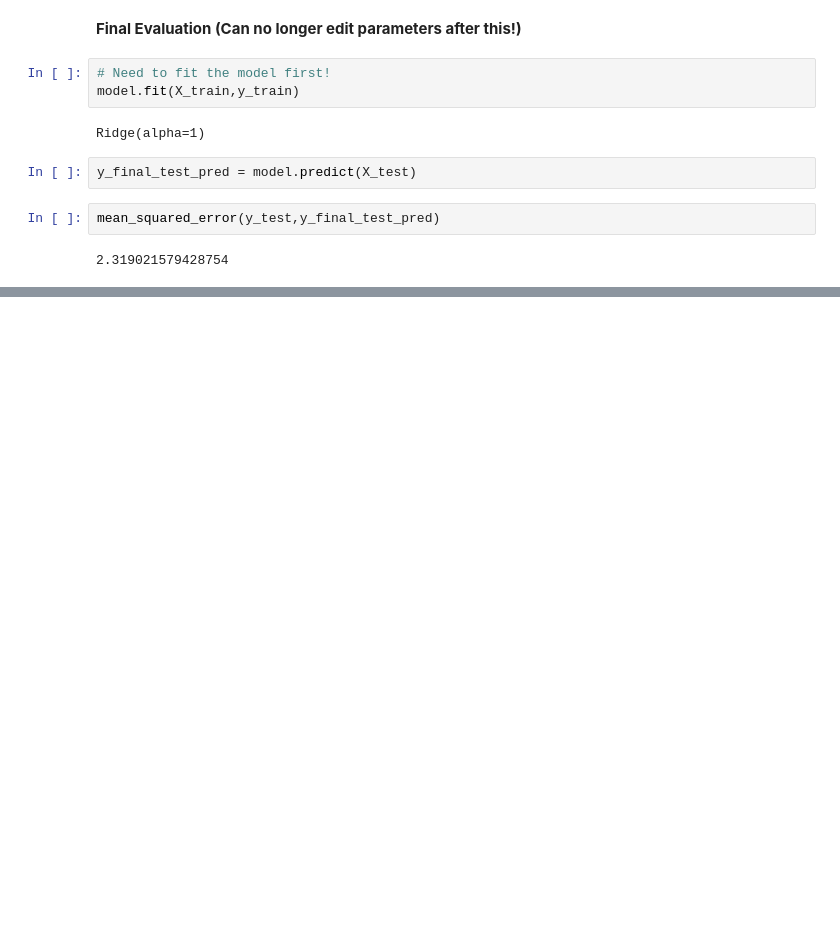
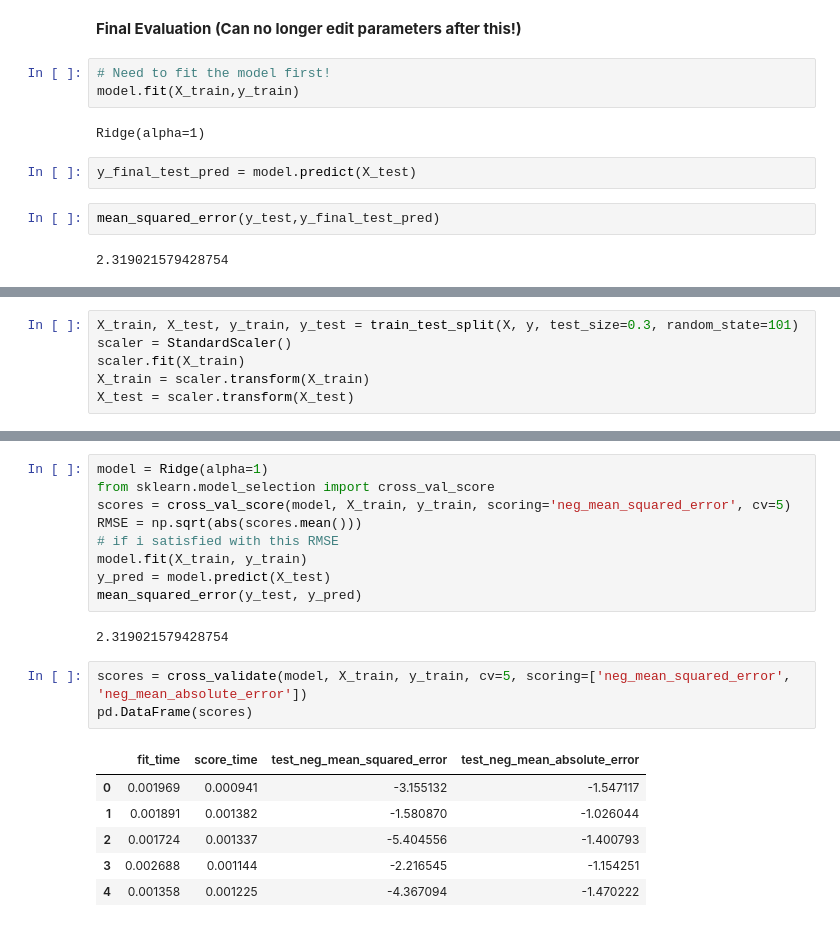
Before and after one commit to UnlimitedV/Learning_ML, a Jupyter notebook: Machine Learning Algorithms/Linear Regression/Cross Validation/00-Cross-Validation.ipynb, the cells around one changed output, grey strips where cells are left out. Saved outputs shown, nothing was run; the diff lists cells and outputs as text; blank space fills up the shorter version.

Commit message:
cross validate

```diff
--- a/Machine Learning Algorithms/Linear Regression/Cross Validation/00-Cross-Validation.ipynb
+++ b/Machine Learning Algorithms/Linear Regression/Cross Validation/00-Cross-Validation.ipynb
@@ -358,0 +412,6 @@ mean_squared_error(y_test,y_final_test_pred)
+# %%
+X_train, X_test, y_train, y_test = train_test_split(X, y, test_size=0.3, random_state=101)
+scaler = StandardScaler()
+scaler.fit(X_train)
+X_train = scaler.transform(X_train)
+X_test = scaler.transform(X_test)
@@ -358,0 +426,21 @@ mean_squared_error(y_test,y_final_test_pred)
+# %%
+model = Ridge(alpha=1)
+from sklearn.model_selection import cross_val_score
+scores = cross_val_score(model, X_train, y_train, scoring='neg_mean_squared_error', cv=5)
+RMSE = np.sqrt(abs(scores.mean()))
+# if i satisfied with this RMSE
+model.fit(X_train, y_train)
+y_pred = model.predict(X_test)
+mean_squared_error(y_test, y_pred)
+# %% [output]
+2.319021579428754
+# %%
+scores = cross_validate(model, X_train, y_train, cv=5, scoring=['neg_mean_squared_error', 'neg_mean_absolute_error'])
+pd.DataFrame(scores)
+# %% [output]
+|  | fit_time | score_time | test_neg_mean_squared_error | test_neg_mean_absolute_error |
+| 0 | 0.001969 | 0.000941 | -3.155132 | -1.547117 |
+| 1 | 0.001891 | 0.001382 | -1.580870 | -1.026044 |
+| 2 | 0.001724 | 0.001337 | -5.404556 | -1.400793 |
+| 3 | 0.002688 | 0.001144 | -2.216545 | -1.154251 |
+| 4 | 0.001358 | 0.001225 | -4.367094 | -1.470222 |
```
Also changed, not shown: parts of 11 cells of this notebook.
